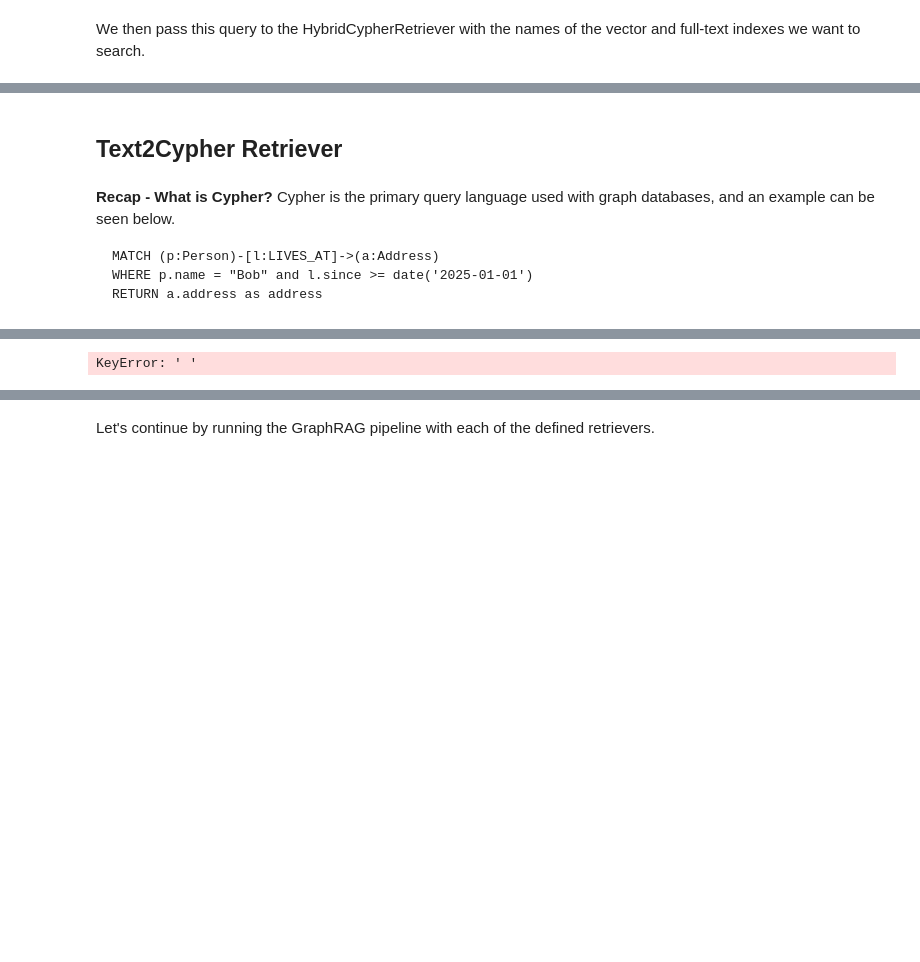
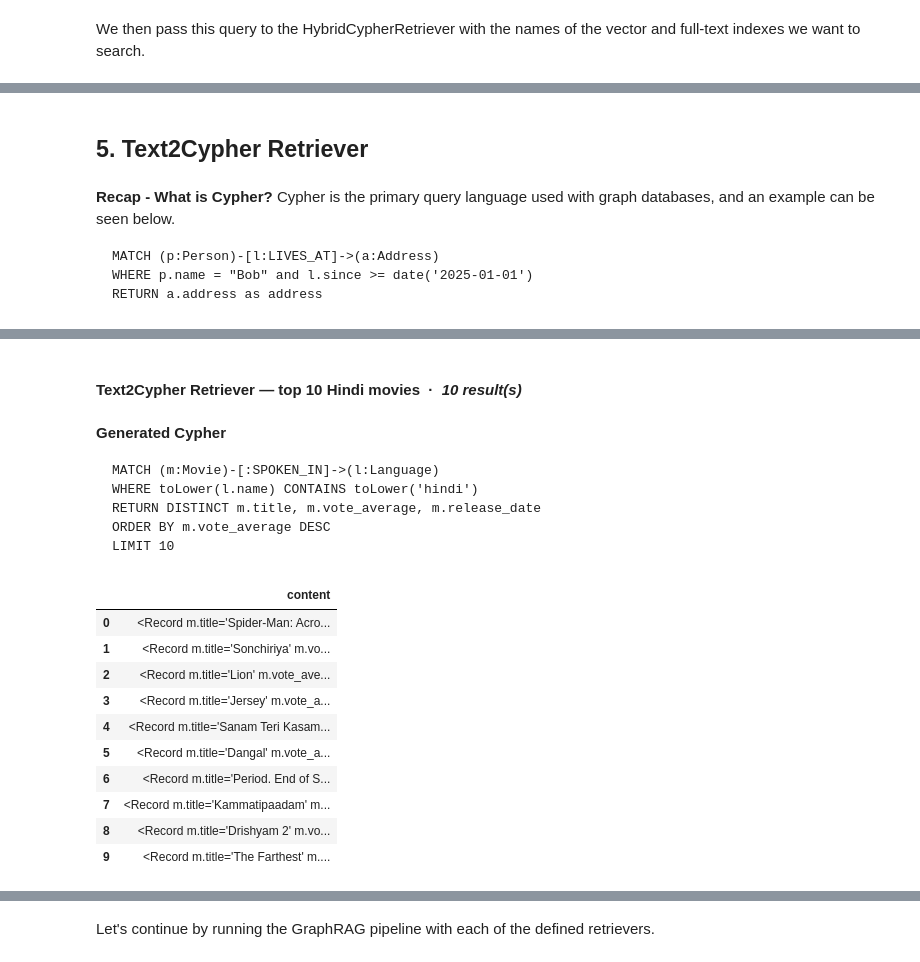
Before and after one commit to genaiconference/Agentic_KAG_Workshop_DHS_2026, a Jupyter notebook: 03_retrieve_data_from_knowledge_graph.ipynb, the cells around one changed output, grey strips where cells are left out. Saved outputs shown, nothing was run; the diff lists cells and outputs as text; code cells hidden in the pictures; blank space fills up the shorter version.

````diff
--- a/03_retrieve_data_from_knowledge_graph.ipynb
+++ b/03_retrieve_data_from_knowledge_graph.ipynb
@@ -497,5 +519,5 @@ for item in retriever_result.items:
 # %% [markdown]
-## Text2Cypher Retriever
+## 5. Text2Cypher Retriever
 # %% [markdown]
 **Recap - What is Cypher?**
  Cypher is the primary query language used with graph databases, and an example can be seen below.
@@ -536,18 +558,33 @@ t2c_retriever = Text2CypherRetriever(
     custom_prompt=prompts.custom_text2cypher_prompt,
     examples=examples,
 )
-
-# Define a sample query in natural language
-query_text = "List the top 10 highest-rated Hindi movies"
-
-# Use the retriever to convert the natural language query to a Cypher query and execute it
-response = t2c_retriever.search(query_text=query_text)
-
-# Print the generated Cypher query and the results
-print("Generated Cypher Query:")
-print(response.metadata['cypher'])
-print("\nResults:")
-for record in response.items:
-    print(record.content)
-# %% [output]
-KeyError: ' '
+# %%
+# Define a sample query in natural language
+query_text1 = "List the top 10 highest-rated Hindi movies"
+
+# Convert the natural language query to Cypher, execute it, and pretty-print
+response = t2c_retriever.search(query_text=query_text1)
+
+# The helper also renders the generated Cypher (from response.metadata['cypher'])
+pretty_retriever_results(response, title="Text2Cypher Retriever — top 10 Hindi movies")
+# %% [output]
+#### Text2Cypher Retriever — top 10 Hindi movies  &nbsp;·&nbsp; _10 result(s)_
+**Generated Cypher**
+```cypher
+MATCH (m:Movie)-[:SPOKEN_IN]->(l:Language)
+WHERE toLower(l.name) CONTAINS toLower('hindi')
+RETURN DISTINCT m.title, m.vote_average, m.release_date
+ORDER BY m.vote_average DESC
+LIMIT 10
+```
+|  | content |
+| 0 | <Record m.title='Spider-Man: Acro... |
+| 1 | <Record m.title='Sonchiriya' m.vo... |
+| 2 | <Record m.title='Lion' m.vote_ave... |
+| 3 | <Record m.title='Jersey' m.vote_a... |
+| 4 | <Record m.title='Sanam Teri Kasam... |
+| 5 | <Record m.title='Dangal' m.vote_a... |
+| 6 | <Record m.title='Period. End of S... |
+| 7 | <Record m.title='Kammatipaadam' m... |
+| 8 | <Record m.title='Drishyam 2' m.vo... |
+| 9 | <Record m.title='The Farthest' m.... |
````
Also changed, not shown: parts of 52 cells of this notebook.
